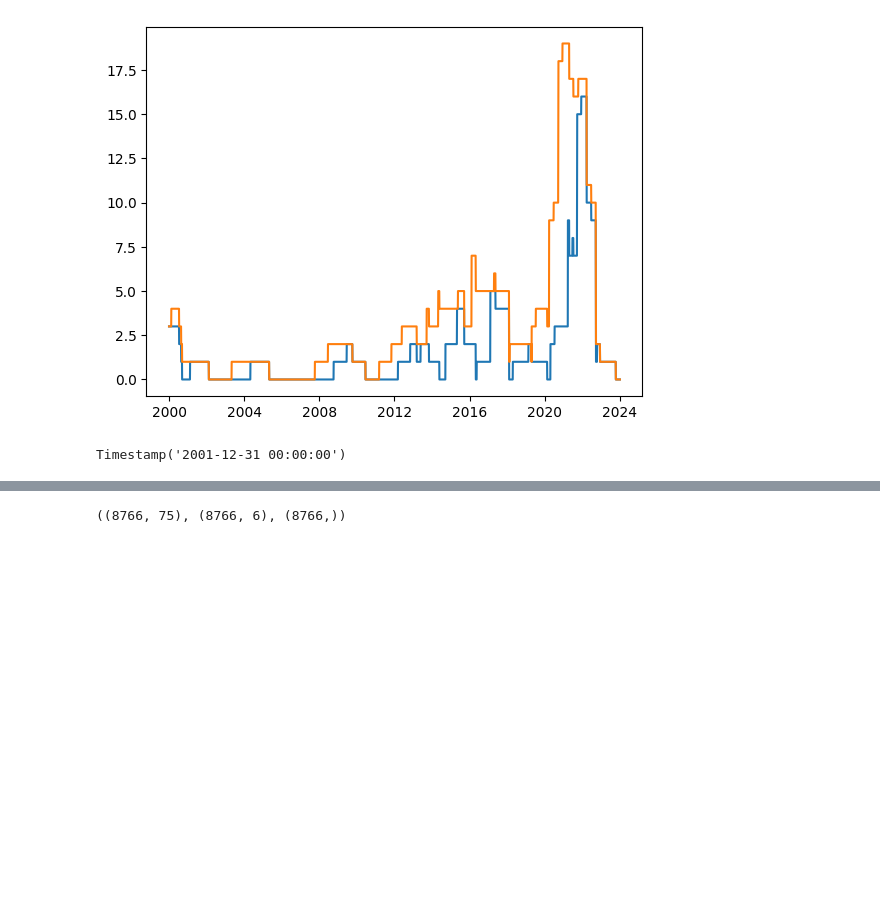
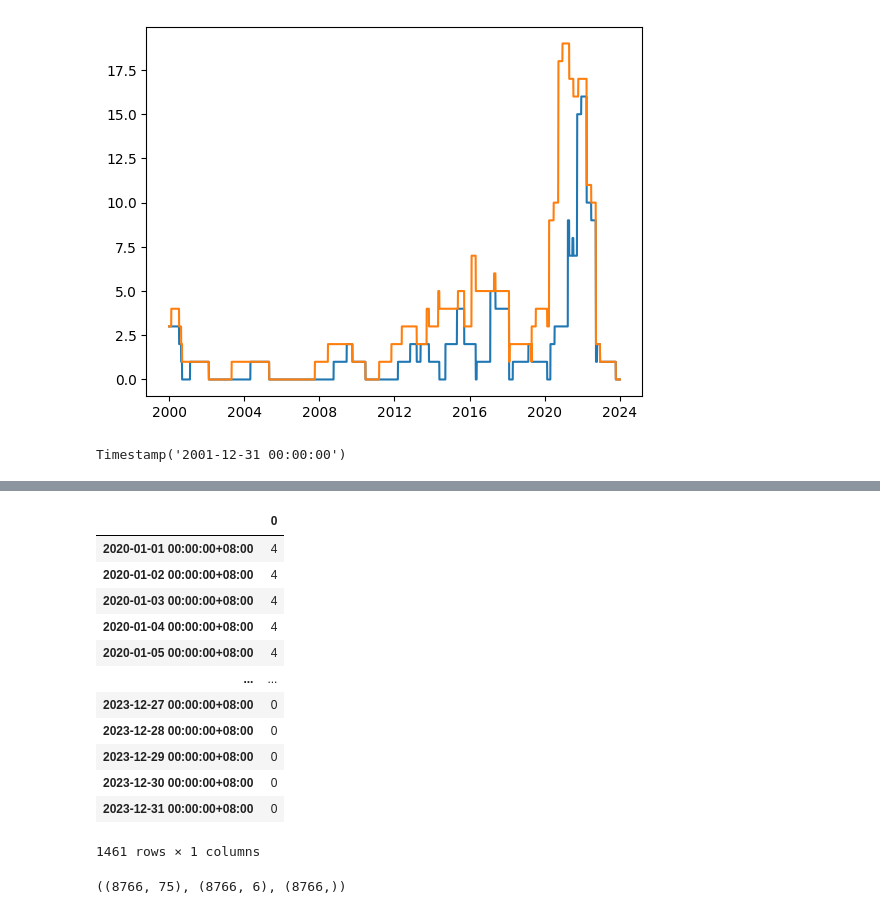
Before and after one commit to cychiang-ntpu/cwa4, a Jupyter notebook: notebooks/讀取訓練資料.ipynb, the cells around one changed output, grey strips where cells are left out. Saved outputs shown, nothing was run; the diff lists cells and outputs as text; code cells hidden in the pictures; blank space fills up the shorter version.

```diff
--- a/notebooks/讀取訓練資料.ipynb
+++ b/notebooks/讀取訓練資料.ipynb
@@ -68,3 +102,19 @@ for df in (future1, future90, future180, future365, future730):
+# %%
+df
+# %% [output]
+|  | 0 |
+| 2020-01-01 00:00:00+08:00 | 4 |
+| 2020-01-02 00:00:00+08:00 | 4 |
+| 2020-01-03 00:00:00+08:00 | 4 |
+| 2020-01-04 00:00:00+08:00 | 4 |
+| 2020-01-05 00:00:00+08:00 | 4 |
+| ... | ... |
+| 2023-12-27 00:00:00+08:00 | 0 |
+| 2023-12-28 00:00:00+08:00 | 0 |
+| 2023-12-29 00:00:00+08:00 | 0 |
+| 2023-12-30 00:00:00+08:00 | 0 |
+| 2023-12-31 00:00:00+08:00 | 0 |
+1461 rows × 1 columns
 # %%
 #
 input_data = pd.concat( (df0, df1), axis=1)
```
Also changed, not shown: parts of 6 cells of this notebook, 7 other files.
